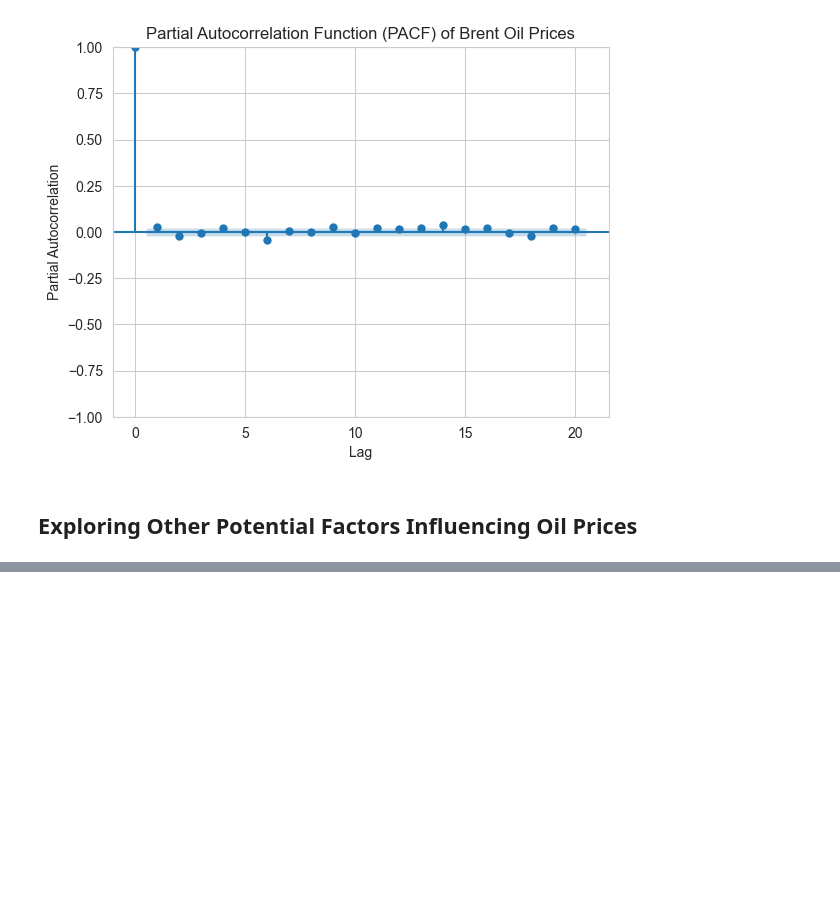
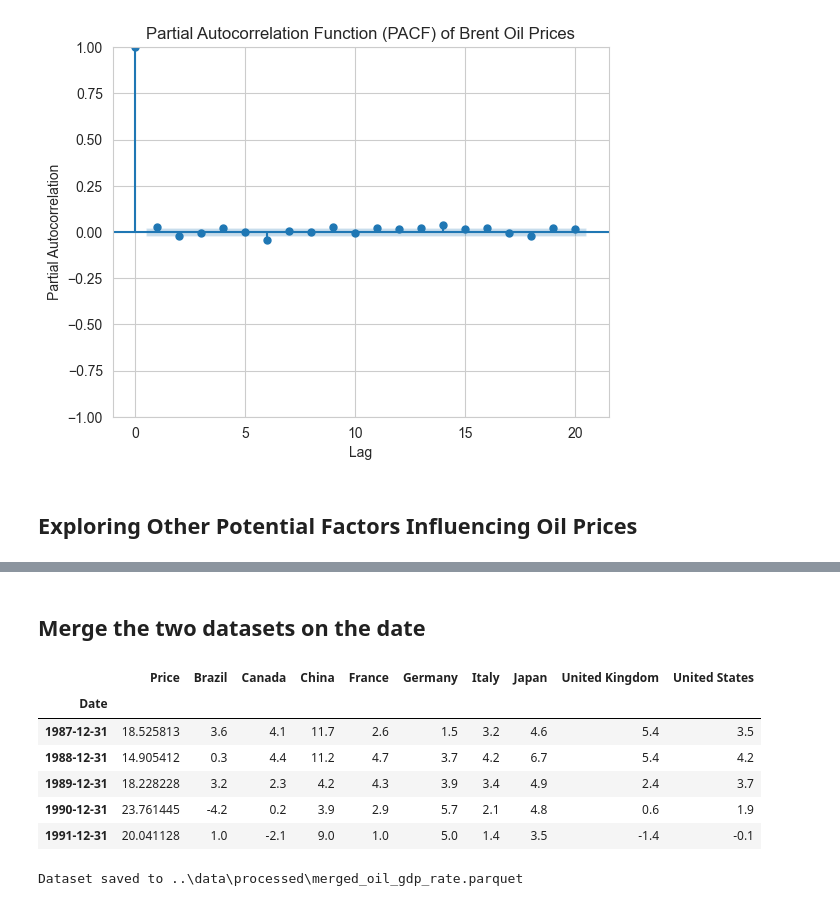
Before and after one commit to Daniel-Andarge/AiML-brent-oil-price-analysis, a Jupyter notebook: notebooks/eda.ipynb, the cells around one changed output, grey strips where cells are left out. Drawn from its saved outputs; the diff is of its cells as text; code cells hidden in the pictures; blank space fills up the shorter version.

```diff
--- a/notebooks/eda.ipynb
+++ b/notebooks/eda.ipynb
@@ -70,0 +107,9 @@ visualize_acf_pacf(brent_oil_df, diff_level)
+# %%
+brent_oil_df['Date'] = pd.to_datetime(brent_oil_df['Date'])
+
+brent_oil_df.set_index('Date', inplace=True)
+
+# Resample Brent oil price data to yearly frequency
+df_yearly = brent_oil_df.resample('Y').mean()
+
+df_yearly.head()
@@ -70,0 +124,21 @@ visualize_acf_pacf(brent_oil_df, diff_level)
+# %% [markdown]
+## Merge the two datasets on the date
+# %%
+merged_data = pd.merge(df_yearly, gdp_data, left_index=True, right_index=True, how='inner')
+merged_data.head()
+# %% [output]
+|  | Price | Brazil | Canada | China | France | Germany | Italy | Japan | United Kingdom | United States |
+| Date |  |  |  |  |  |  |  |  |  |  |
+| 1987-12-31 | 18.525813 | 3.6 | 4.1 | 11.7 | 2.6 | 1.5 | 3.2 | 4.6 | 5.4 | 3.5 |
+| 1988-12-31 | 14.905412 | 0.3 | 4.4 | 11.2 | 4.7 | 3.7 | 4.2 | 6.7 | 5.4 | 4.2 |
+| 1989-12-31 | 18.228228 | 3.2 | 2.3 | 4.2 | 4.3 | 3.9 | 3.4 | 4.9 | 2.4 | 3.7 |
+| 1990-12-31 | 23.761445 | -4.2 | 0.2 | 3.9 | 2.9 | 5.7 | 2.1 | 4.8 | 0.6 | 1.9 |
+| 1991-12-31 | 20.041128 | 1.0 | -2.1 | 9.0 | 1.0 | 5.0 | 1.4 | 3.5 | -1.4 | -0.1 |
+# %%
+# Define output folder and file name
+output_folder = os.path.join('..', 'data', 'processed')
+filename = 'merged_oil_gdp_rate.parquet'
+
+output_path = save_data(merged_data, output_folder, filename)
+# %% [output]
+Dataset saved to ..\data\processed\merged_oil_gdp_rate.parquet
```
Also changed, not shown: parts of 11 cells of this notebook, 2 other files.
